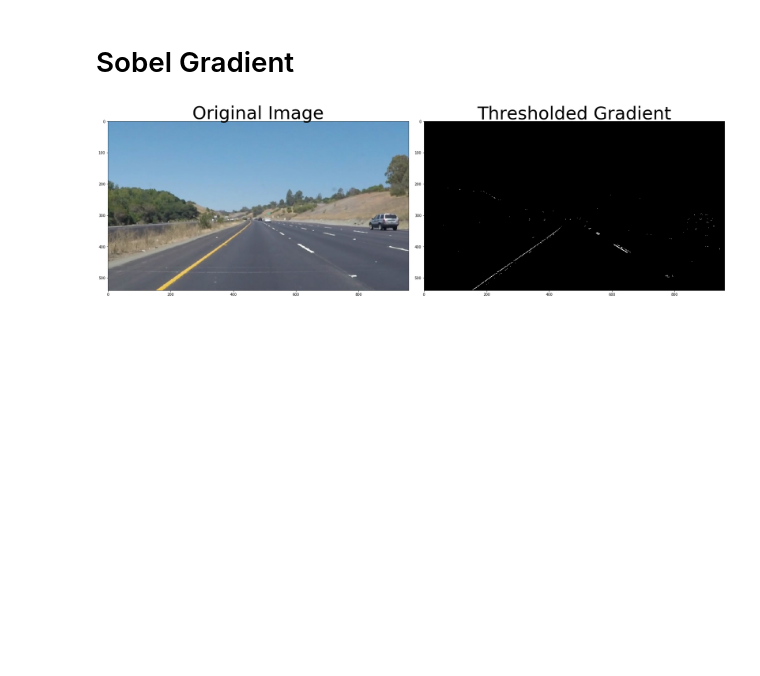
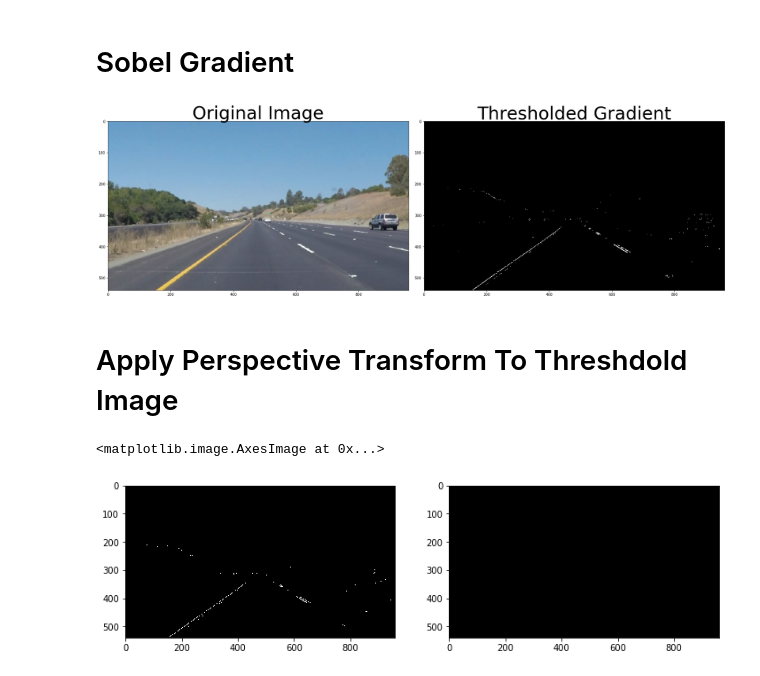
Before and after one commit to mhaytmyr/Udacity, a Jupyter notebook: Term1_CameraCallibration/camera_calibration.ipynb, the cells around one changed output. Saved outputs shown, nothing was run; the diff lists cells and outputs as text; code cells hidden in the pictures; blank space fills up the shorter version.

```diff
--- a/Term1_CameraCallibration/camera_calibration.ipynb
+++ b/Term1_CameraCallibration/camera_calibration.ipynb
@@ -182,7 +182,7 @@ def abs_sobel_thresh(img, grad_thresh=(0,255), angle_thresh=(0, np.pi/2)):
 
 
 # Run the function
-grad_binary = abs_sobel_thresh(image, grad_thresh=(100,1255), angle_thresh=(0.90, 1.1))
+grad_binary = abs_sobel_thresh(image, grad_thresh=(100,1255), angle_thresh=(0.85, 1.2))
 # Plot the result
 f, (ax1, ax2) = plt.subplots(1, 2, figsize=(24, 9))
 f.tight_layout()
@@ -193,3 +193,32 @@ ax2.set_title('Thresholded Gradient', fontsize=50)
 plt.subplots_adjust(left=0., right=1, top=0.9, bottom=0.)
 # %% [output]
 [figure]
+# %% [markdown]
+# Apply Perspective Transform To Threshdold Image
+# %%
+def perspective_transform(grad_binary, mtx):
+    # Grab the image shape
+    img_size = (grad_binary.shape[1], grad_binary.shape[0])
+
+    # b) define 4 source points src = np.float32([[,],[,],[,],[,]])
+    src = np.float32([LEFT_BOTTOM,TOP_LEFT,TOP_RIGHT,RIGHT_BOTTOM])
+
+    # c) define 4 destination points, int this case it will be just original image size
+    dst = np.float32([[0,0],[0,img_size[0]],[0,img_size[1]],[img_size[0],img_size[1]]])
+
+    # d) use cv2.getPerspectiveTransform() to get M, the transform matrix
+    M = cv2.getPerspectiveTransform(src,dst)
+    # e) use cv2.warpPerspective() to warp your image to a top-down view
+    warped = cv2.warpPerspective(grad_binary,M,dsize=grad_binary.shape[::-1])
+
+    return warped, M
+
+warped_img, M = perspective_transform(grad_binary, mtx)
+
+fig, axes = plt.subplots(ncols=2, figsize=(12,8))
+ax = axes.ravel()
+ax[0].imshow(grad_binary,cmap="gray")
+ax[1].imshow(warped_img,cmap="gray")
+# %% [output]
+<matplotlib.image.AxesImage at 0x...>
+[figure, added]
```
Also changed, not shown: parts of 8 cells of this notebook.
